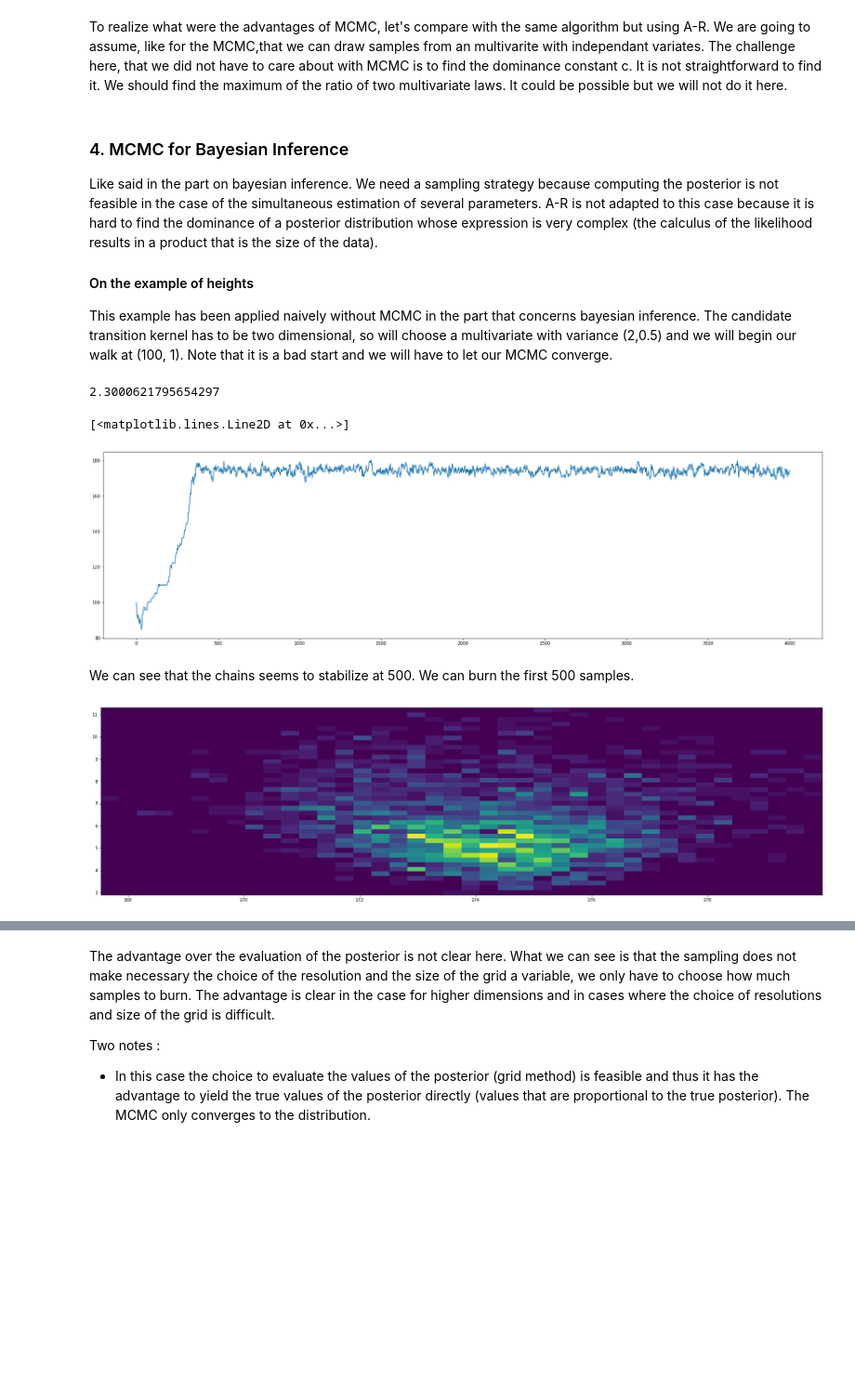
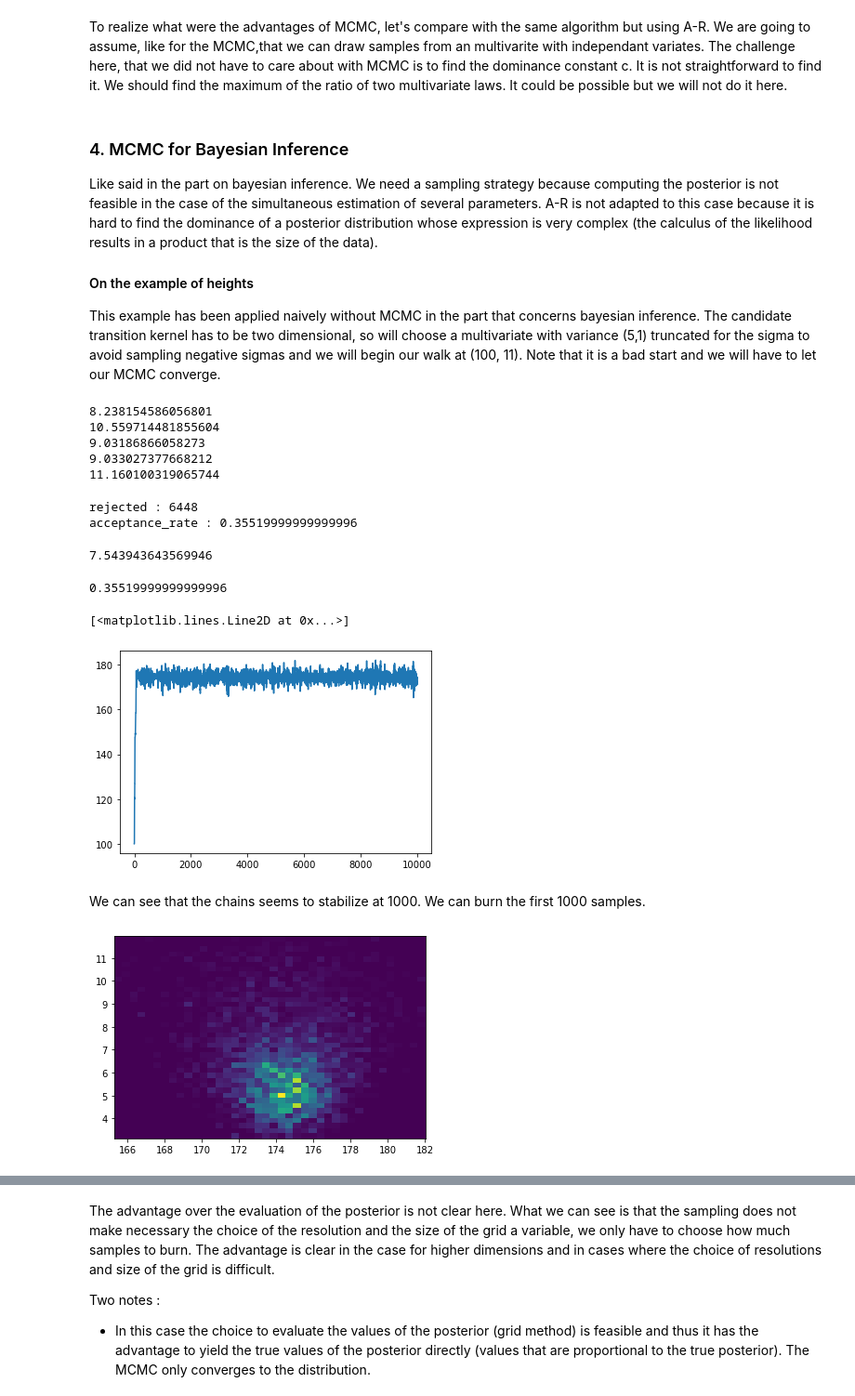
Before and after one commit to scapulomancy/bayesian_inference, a Jupyter notebook: MCMC.ipynb, the cells around one changed output, grey strips where cells are left out. Shown at 93% size. Cells and saved outputs as stored; diff of their text form; code cells hidden in the pictures; blank space fills up the shorter version.

Commit message:
Example MCMC

```diff
--- a/MCMC.ipynb
+++ b/MCMC.ipynb
@@ -599,6 +630,7 @@ Some additional remarks about the process to understand:
 def metropolis(pi, q, draw_from_q, initial_sample, n):
     x = initial_sample
     res = [x]
+    rejected = 0
     for i in range(n):
         y = draw_from_q(x)
         div = (pi(x)*q(x,y))
@@ -609,8 +641,13 @@ def metropolis(pi, q, draw_from_q, initial_sample, n):
         u = uniform.rvs()
         if u<=alpha:
             x = y
+        else:
+            rejected +=1
         res+= [x]
-    return res
+    print('rejected : {}'.format(rejected))
+    acceptance_rate = 1-(rejected/n)
+    print('acceptance_rate : {}'.format(acceptance_rate))
+    return res,acceptance_rate
 # %% [markdown]
 In this example, we are going to assume we know how to draw samples from an multivariate distribution with a diagonal covariance (independance of the covariates and thus it only consists in sampling from two normal distributions in 2D).
 # %%
@@ -642,19 +691,29 @@ Like said in the part on bayesian inference. We need a sampling strategy because
 
 #### On the example of heights
 
-This example has been applied naively without MCMC in the part that concerns bayesian inference. The candidate transition kernel has to be two dimensional, so will choose a multivariate with variance (2,0.5) and we will begin our walk at (100, 1). Note that it is a bad start and we will have to let our MCMC converge.
+This example has been applied naively without MCMC in the part that concerns bayesian inference. The candidate transition kernel has to be two dimensional, so will choose a multivariate with variance (5,1) truncated for the sigma to avoid sampling negative sigmas and we will begin our walk at (100, 11). Note that it is a bad start and we will have to let our MCMC converge.
+# %%
+# We are going to use a truncated normal law to transition for sigma because sigma cannot be less than 2 and more than 12.
+# This is used only for sigma as sigma must be positive
+# We could use a truncated transition for the mean as well but we are lazy.
+
+for i in range(5):
+    print(truncnorm.rvs(loc=11, scale=2,a=a,b=b))
+# %% [output]
+8.238154586056801
+10.559714481855604
+9.03186866058273
+9.033027377668212
+11.160100319065744
 # %%
 data_h = np.array([183, 168, 177, 170, 175, 177, 178, 166, 174, 178])
 
 def get_posterior(theta, data_h, prior, likelihood):
-    if theta[1]>0: # the probability to have a negative or 0 variance is null
-        posterior = prior(theta)
-        likelihoods = likelihood(data_h, theta)
-        for i in range(len(data_h)):
-            posterior = likelihoods[i]*posterior
-        return posterior
-    else:
-        return 0
+    posterior = prior(theta)
+    likelihoods = likelihood(data_h, theta)
+    for i in range(len(data_h)):
+        posterior = likelihoods[i]*posterior
+    return posterior
 
 def prior2(theta):
     return norm.pdf(theta[0],loc=165,scale=14)*uniform.pdf(theta[1],loc=2,scale=12)
@@ -665,26 +724,40 @@ def likelihood2(h, theta):
 def pi2(theta):
     return get_posterior(theta, data_h, prior2, likelihood2)
 
+
+def get_bounds(clip_a, clip_b, mean, std):
+    return (clip_a - mean) / std, (clip_b - mean) / std
+
 def q2(theta1,theta2):
-    return multivariate_normal.pdf(theta1-theta2, mean=[0,0], cov=[[2,0],[0,0.5]])
+    a,b=get_bounds(2,12,theta1[1],1)
+    return norm.pdf(theta1[0]-theta2[0], loc=0, scale=5)*truncnorm.pdf(theta2[1], loc=theta1[1], scale=1,a=a,b=b)
 
 def draw_from_q2(theta):
-    return theta+multivariate_normal.rvs(mean=[0,0], cov=[[2,0],[0,0.5]])
+    theta0 = theta[0] + norm.rvs(loc=0, scale=5)
+    a,b=get_bounds(2,12,theta[1],1)
+    theta1 = truncnorm.rvs(loc=theta[1], scale=1,a=a,b=b)
+    return np.array([theta0, theta1])
 
 t = time.time()
-res2 = metropolis(pi2, q2, draw_from_q2, np.array([100,1]),4000)
+res2, ar2 = metropolis(pi2, q2, draw_from_q2, np.array([100,11]),10000)
 time.time()-t
 # %% [output]
-2.3000621795654297
+rejected : 6448
+acceptance_rate : 0.35519999999999996
+7.543943643569946
+# %%
+ar2
+# %% [output]
+0.35519999999999996
 # %%
 res2 = np.array(res2)
 plt.plot(res2[:,0])
 # %% [output]
 [<matplotlib.lines.Line2D at 0x...>]
-[figure, old version]
+[figure, new version]
 # %% [markdown]
-We can see that the chains seems to stabilize at 500. We can burn the first 500 samples.
+We can see that the chains seems to stabilize at 1000. We can burn the first 1000 samples.
 # %%
-plot = plt.hist2d(res2[500:,0],res2[500:,1],bins=40)
+plot = plt.hist2d(res2[1000:,0],res2[1000:,1],bins=40)
 # %% [output]
-[figure, old version]
+[figure, new version]
```
Also changed, not shown: parts of 42 cells of this notebook.
